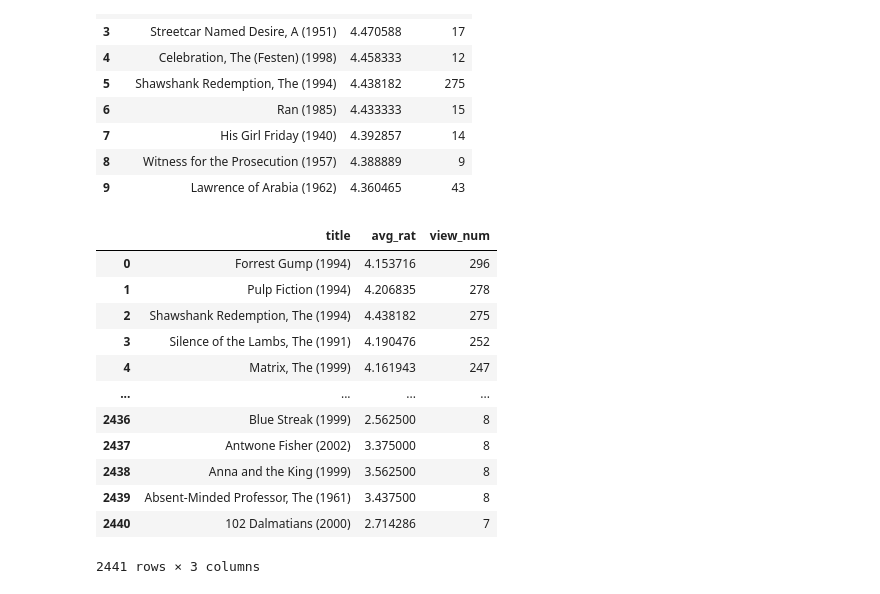
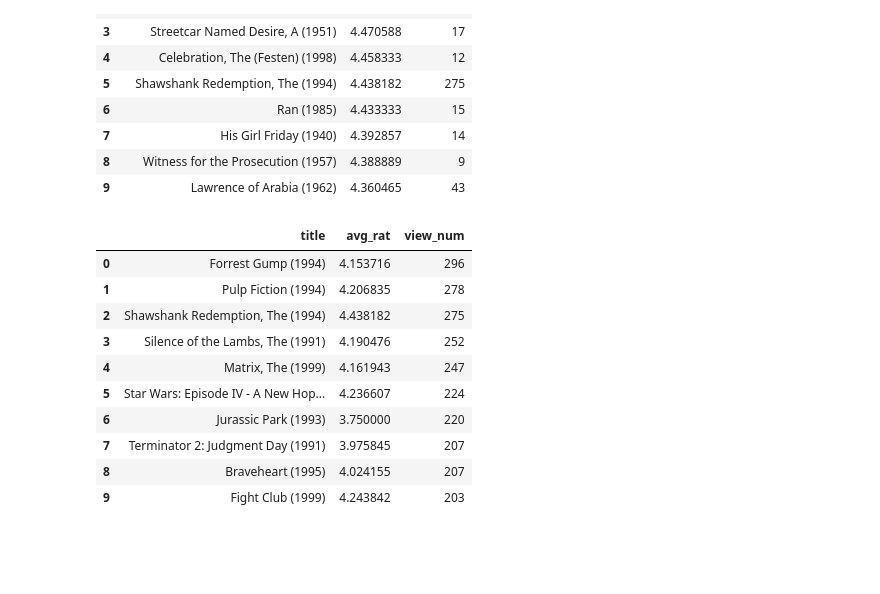
Before and after one commit to Valenmunerap/Marketing, a Jupyter notebook: AnalisisExploratorio.ipynb, the cells around one changed output. Cells and saved outputs as stored; diff of their text form; code cells hidden in the pictures; blank space fills up the shorter version.

```diff
--- a/AnalisisExploratorio.ipynb
+++ b/AnalisisExploratorio.ipynb
@@ -358,23 +360,22 @@ pd.read_sql("""select title,
 # %%
 #### Películas más vistas###
 pd.read_sql("""select title,
             avg(rating) as avg_rat,
             count(*) as view_num
             from full_ratings
             group by title
             order by view_num desc
+            limit 10
             """, conn)
 # %% [output]
 |  | title | avg_rat | view_num |
 | 0 | Forrest Gump (1994) | 4.153716 | 296 |
 | 1 | Pulp Fiction (1994) | 4.206835 | 278 |
 | 2 | Shawshank Redemption, The (1994) | 4.438182 | 275 |
 | 3 | Silence of the Lambs, The (1991) | 4.190476 | 252 |
 | 4 | Matrix, The (1999) | 4.161943 | 247 |
-| ... | ... | ... | ... |
-| 2436 | Blue Streak (1999) | 2.562500 | 8 |
-| 2437 | Antwone Fisher (2002) | 3.375000 | 8 |
-| 2438 | Anna and the King (1999) | 3.562500 | 8 |
-| 2439 | Absent-Minded Professor, The (1961) | 3.437500 | 8 |
-| 2440 | 102 Dalmatians (2000) | 2.714286 | 7 |
+| 5 | Star Wars: Episode IV - A New Hop... | 4.236607 | 224 |
+| 6 | Jurassic Park (1993) | 3.750000 | 220 |
+| 7 | Terminator 2: Judgment Day (1991) | 3.975845 | 207 |
+| 8 | Braveheart (1995) | 4.024155 | 207 |
+| 9 | Fight Club (1999) | 4.243842 | 203 |
-2441 rows × 3 columns
```
Also changed, not shown: parts of 2 cells of this notebook, 2 other files.
